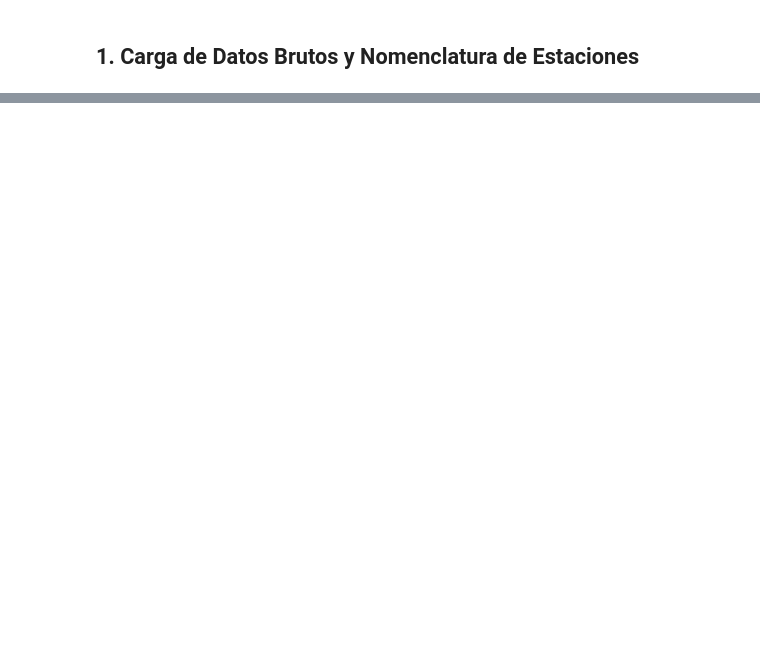
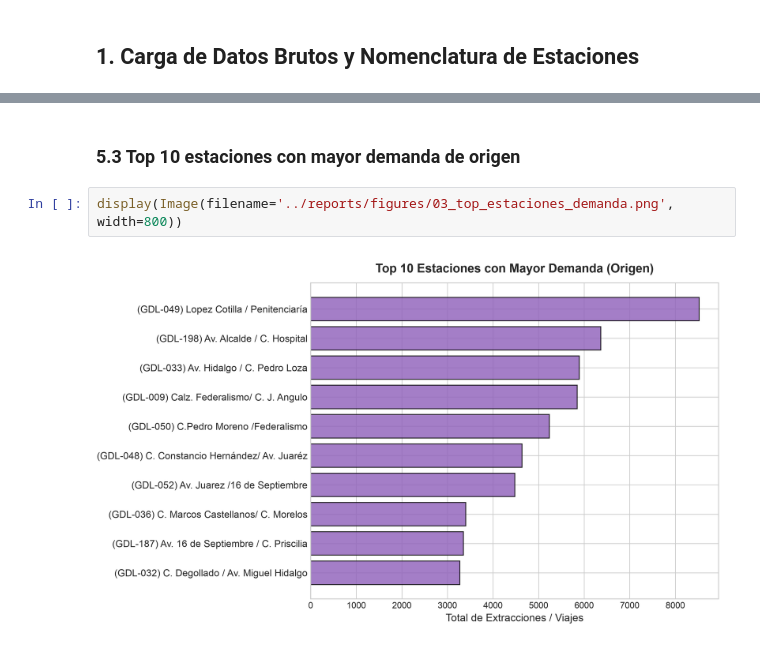
Before and after one commit to AntonioVazquezMartinez/Operacion-de-aprendizaje-automatico---Proyecto-Bici, a Jupyter notebook: notebooks/01_eda_mibici.ipynb, the cells around one changed output, grey strips where cells are left out. Saved outputs shown, nothing was run; the diff lists cells and outputs as text; blank space fills up the shorter version.

```diff
--- a/notebooks/01_eda_mibici.ipynb
+++ b/notebooks/01_eda_mibici.ipynb
@@ -60,0 +220,6 @@ df_features.head(10)
+# %% [markdown]
+### 5.3 Top 10 estaciones con mayor demanda de origen
+# %%
+display(Image(filename='../reports/figures/03_top_estaciones_demanda.png', width=800))
+# %% [output]
+[figure, added]
```
Also changed, not shown: parts of 33 cells of this notebook.
